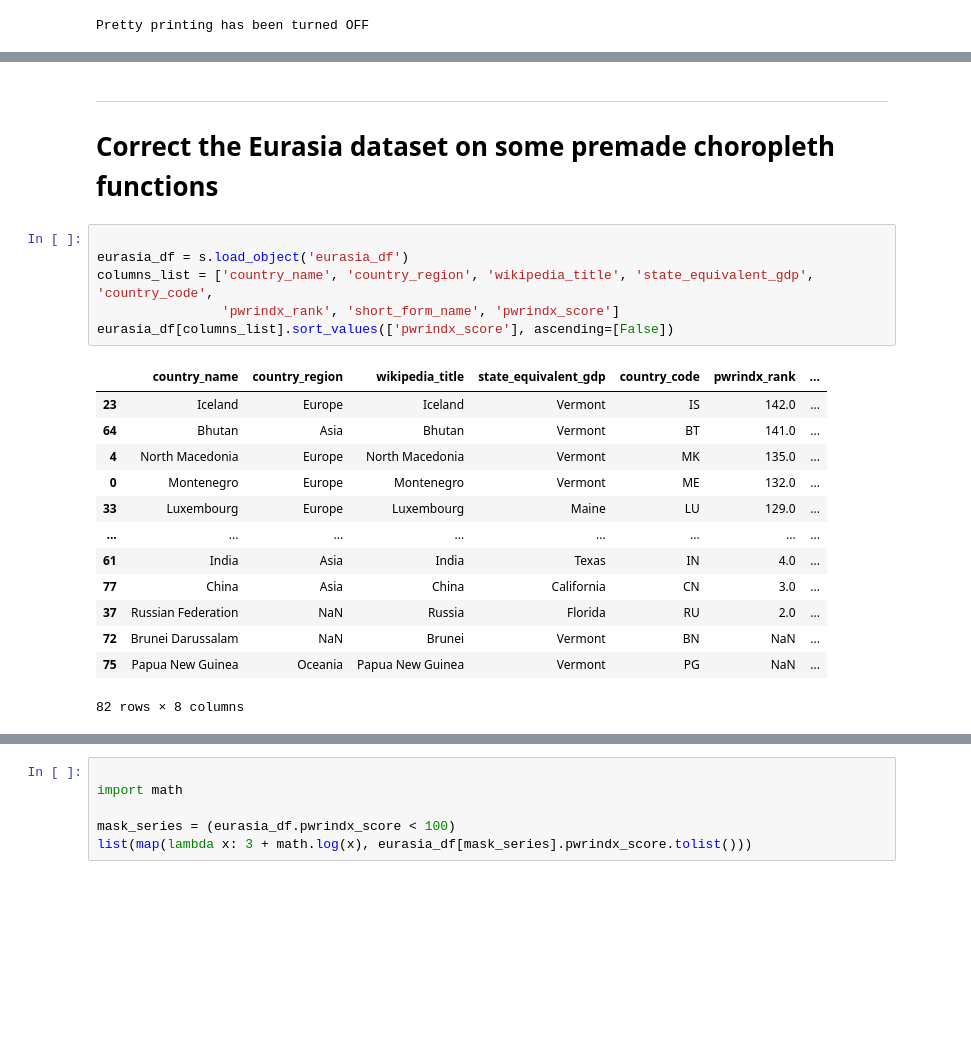
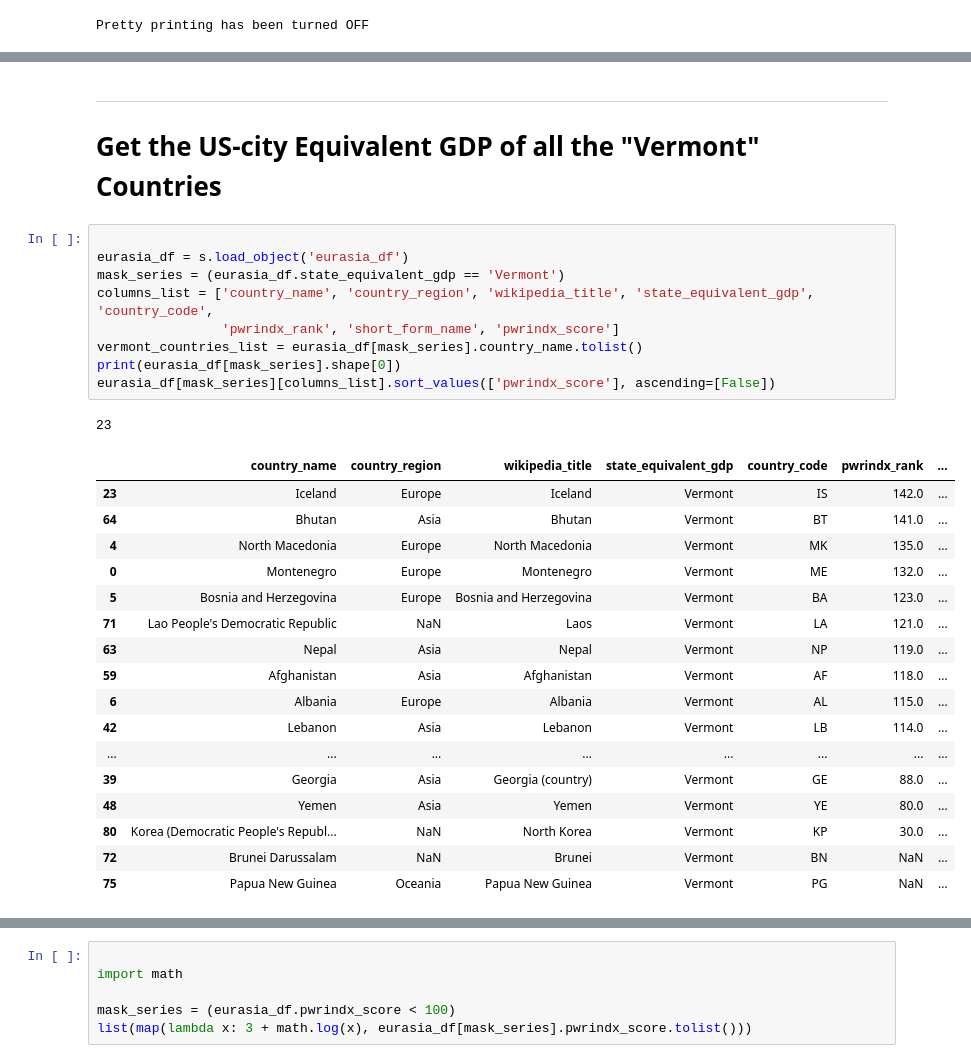
Before and after one commit to dbabbitt/StatsByCountry, a Jupyter notebook: ipynb/Eurasia Explorations.ipynb, the cells around one changed output, grey strips where cells are left out. Saved outputs shown, nothing was run; the diff lists cells and outputs as text; blank space fills up the shorter version.

```diff
--- a/ipynb/Eurasia Explorations.ipynb
+++ b/ipynb/Eurasia Explorations.ipynb
@@ -15,24 +21,32 @@ Pretty printing has been turned OFF
 # %% [markdown]
 
 ----
-# Correct the Eurasia dataset on some premade choropleth functions
+# Get the US-city Equivalent GDP of all the "Vermont" Countries
 # %%
 
 eurasia_df = s.load_object('eurasia_df')
+mask_series = (eurasia_df.state_equivalent_gdp == 'Vermont')
 columns_list = ['country_name', 'country_region', 'wikipedia_title', 'state_equivalent_gdp', 'country_code',
                 'pwrindx_rank', 'short_form_name', 'pwrindx_score']
-eurasia_df[columns_list].sort_values(['pwrindx_score'], ascending=[False])
+vermont_countries_list = eurasia_df[mask_series].country_name.tolist()
+print(eurasia_df[mask_series].shape[0])
+eurasia_df[mask_series][columns_list].sort_values(['pwrindx_score'], ascending=[False])
 # %% [output]
+23
 |  | country_name | country_region | wikipedia_title | state_equivalent_gdp | country_code | pwrindx_rank | ... |
 | 23 | Iceland | Europe | Iceland | Vermont | IS | 142.0 | ... |
 | 64 | Bhutan | Asia | Bhutan | Vermont | BT | 141.0 | ... |
 | 4 | North Macedonia | Europe | North Macedonia | Vermont | MK | 135.0 | ... |
 | 0 | Montenegro | Europe | Montenegro | Vermont | ME | 132.0 | ... |
-| 33 | Luxembourg | Europe | Luxembourg | Maine | LU | 129.0 | ... |
+| 5 | Bosnia and Herzegovina | Europe | Bosnia and Herzegovina | Vermont | BA | 123.0 | ... |
+| 71 | Lao People's Democratic Republic | NaN | Laos | Vermont | LA | 121.0 | ... |
+| 63 | Nepal | Asia | Nepal | Vermont | NP | 119.0 | ... |
+| 59 | Afghanistan | Asia | Afghanistan | Vermont | AF | 118.0 | ... |
+| 6 | Albania | Europe | Albania | Vermont | AL | 115.0 | ... |
+| 42 | Lebanon | Asia | Lebanon | Vermont | LB | 114.0 | ... |
 | ... | ... | ... | ... | ... | ... | ... | ... |
-| 61 | India | Asia | India | Texas | IN | 4.0 | ... |
-| 77 | China | Asia | China | California | CN | 3.0 | ... |
-| 37 | Russian Federation | NaN | Russia | Florida | RU | 2.0 | ... |
+| 39 | Georgia | Asia | Georgia (country) | Vermont | GE | 88.0 | ... |
+| 48 | Yemen | Asia | Yemen | Vermont | YE | 80.0 | ... |
+| 80 | Korea (Democratic People's Republ... | NaN | North Korea | Vermont | KP | 30.0 | ... |
 | 72 | Brunei Darussalam | NaN | Brunei | Vermont | BN | NaN | ... |
 | 75 | Papua New Guinea | Oceania | Papua New Guinea | Vermont | PG | NaN | ... |
-82 rows × 8 columns
```
Also changed, not shown: parts of 8 cells of this notebook, 44 other files.
